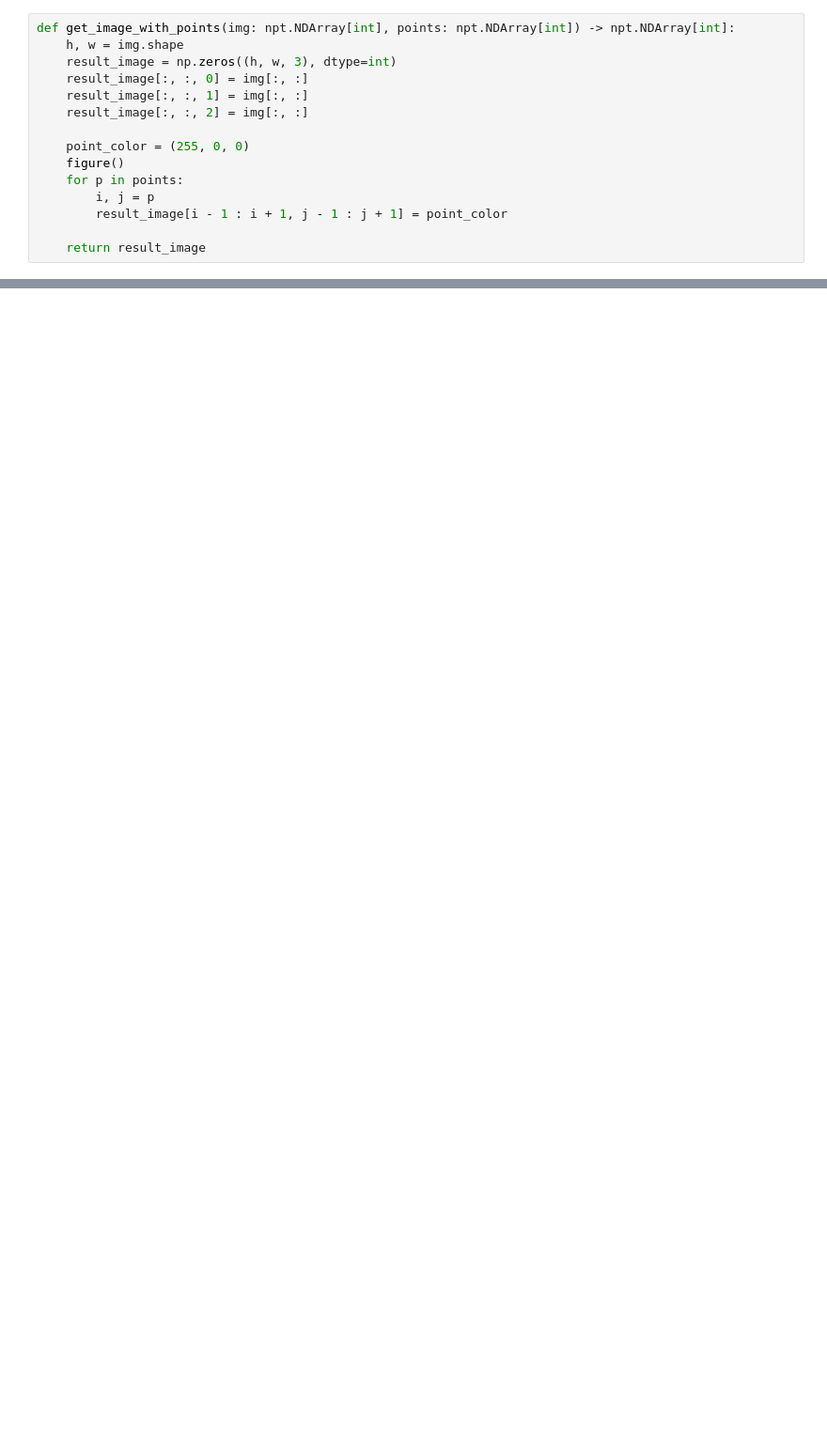
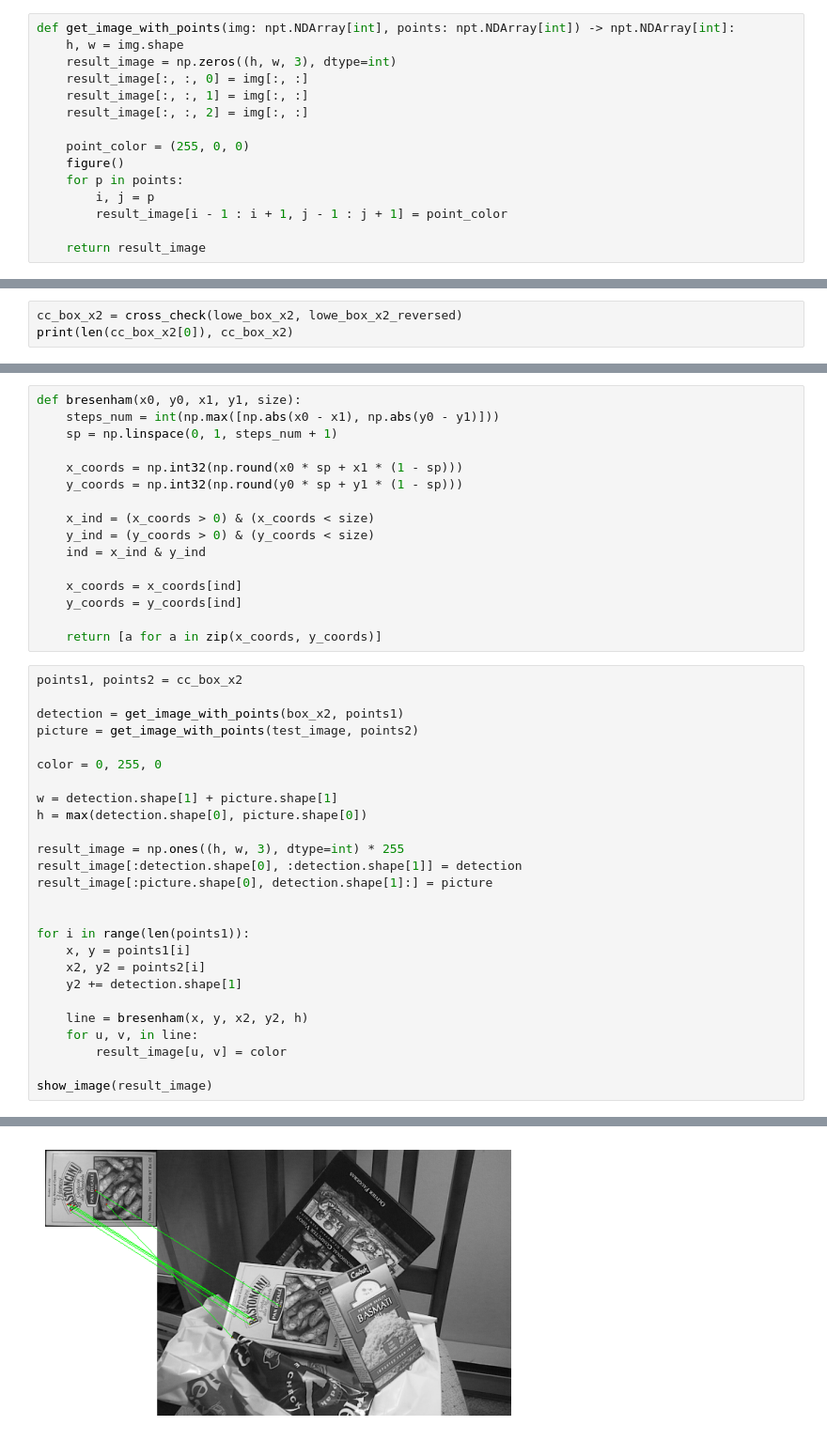
Before and after one commit to Str1kez/computer_vision, a Jupyter notebook: exercise6_fusion.ipynb, the cells around one changed output, grey strips where cells are left out. Shown at 94% size. Drawn from its saved outputs; the diff is of its cells as text; blank space fills up the shorter version.

```diff
--- a/exercise6_fusion.ipynb
+++ b/exercise6_fusion.ipynb
@@ -342,0 +536,3 @@ show_image(get_image_with_points(test_image, points_test))
+# %%
+cc_box_x2 = cross_check(lowe_box_x2, lowe_box_x2_reversed)
+print(len(cc_box_x2[0]), cc_box_x2)
@@ -342,0 +546,43 @@ show_image(get_image_with_points(test_image, points_test))
+# %%
+def bresenham(x0, y0, x1, y1, size):
+    steps_num = int(np.max([np.abs(x0 - x1), np.abs(y0 - y1)]))
+    sp = np.linspace(0, 1, steps_num + 1)
+
+    x_coords = np.int32(np.round(x0 * sp + x1 * (1 - sp)))
+    y_coords = np.int32(np.round(y0 * sp + y1 * (1 - sp)))
+
+    x_ind = (x_coords > 0) & (x_coords < size)
+    y_ind = (y_coords > 0) & (y_coords < size)
+    ind = x_ind & y_ind
+
+    x_coords = x_coords[ind]
+    y_coords = y_coords[ind]
+
+    return [a for a in zip(x_coords, y_coords)]
+# %%
+points1, points2 = cc_box_x2
+
+detection = get_image_with_points(box_x2, points1)
+picture = get_image_with_points(test_image, points2)
+
+color = 0, 255, 0
+
+w = detection.shape[1] + picture.shape[1]
+h = max(detection.shape[0], picture.shape[0])
+
+result_image = np.ones((h, w, 3), dtype=int) * 255
+result_image[:detection.shape[0], :detection.shape[1]] = detection
+result_image[:picture.shape[0], detection.shape[1]:] = picture
+
+
+for i in range(len(points1)):
+    x, y = points1[i]
+    x2, y2 = points2[i]
+    y2 += detection.shape[1]
+
+    line = bresenham(x, y, x2, y2, h)
+    for u, v, in line:
+        result_image[u, v] = color
+
+show_image(result_image)
+# %% [output]
@@ -342,0 +591 @@ show_image(get_image_with_points(test_image, points_test))
+[figure, added]
```
Also changed, not shown: parts of 50 cells of this notebook.
